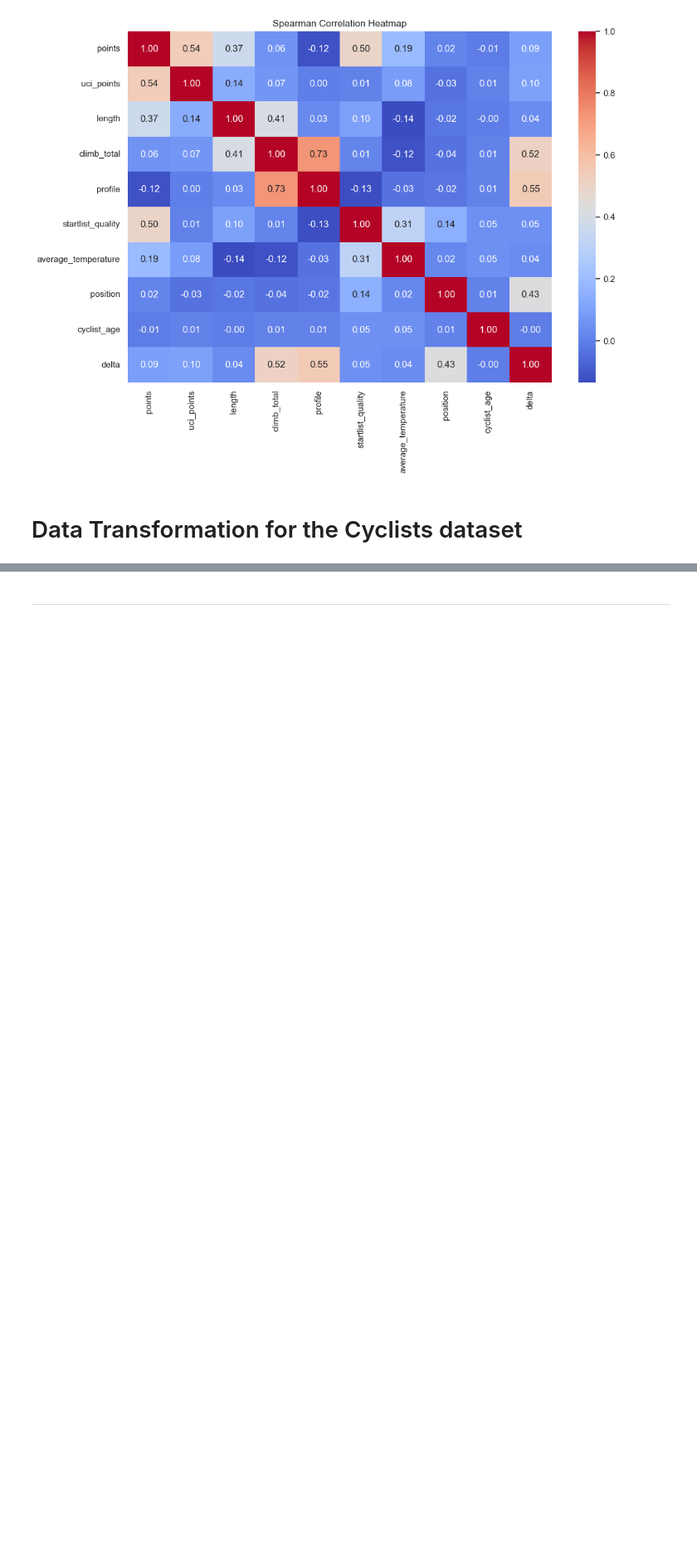
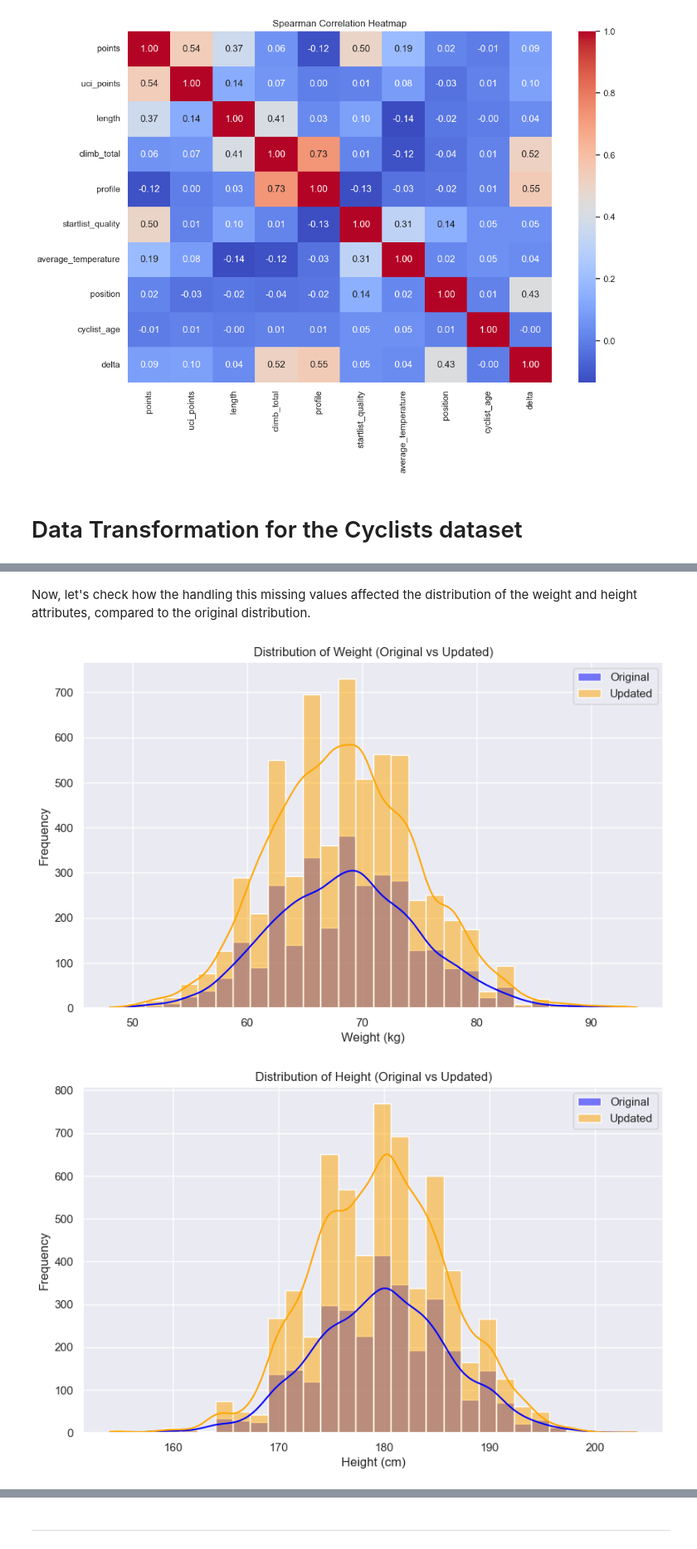
Before and after one commit to Emahhh/dm-project, a Jupyter notebook: MAIN.ipynb, the cells around one changed output, grey strips where cells are left out. Shown at 83% size. Saved outputs shown, nothing was run; the diff lists cells and outputs as text; code cells hidden in the pictures; blank space fills up the shorter version.

```diff
--- a/MAIN.ipynb
+++ b/MAIN.ipynb
@@ -855,0 +927,3 @@ plt.show()
+# %%
+# create a copy to be used later for comapring the results
+cyclists_df_before_filling_missing_values = cyclists_df.copy()
@@ -855,0 +954,9 @@ plt.show()
+# %%
+'''Sources:
+https://www.procyclingstats.com/rider/antonio-zanini
+https://www.procyclingstats.com/rider/vladimir-malakov
+https://www.wikiwand.com/en/articles/Scott_Davies_(cyclist)
+'''
+cyclists_df.loc[cyclists_df['_url'] == 'scott-davies', ['nationality', 'height', 'weight', 'birth_year']] = ['great britain', 184, 66, 1995]
+cyclists_df.loc[cyclists_df['_url'] == 'vladimir-malakov', ['birth_year']] = [1958]
+cyclists_df.loc[cyclists_df['_url'] == 'antonio-zanini', ['birth_year']] = [1965]
@@ -855,0 +965,7 @@ plt.show()
+# %%
+# Fill missing birth_year values with the mode value
+mode_birth_year = cyclists_df['birth_year'].mode()[0]
+cyclists_df = cyclists_df.assign(birth_year=cyclists_df['birth_year'].fillna(mode_birth_year))
+
+# Verify that there are no more missing values in the birth_year column
+print(cyclists_df['birth_year'].isnull().sum())
@@ -863,0 +1062,25 @@ TODO: implementare questa cosa
+# %% [markdown]
+Now, let's check how the handling this missing values affected the distribution of the weight and height attributes, compared to the original distribution.
+# %%
+# Plot the original distribution of weight
+plt.figure(figsize=(10, 6))
+sns.histplot(cyclists_df_before_filling_missing_values['weight'].dropna(), bins=30, kde=True, color='blue', label='Original')
+sns.histplot(cyclists_df['weight'].dropna(), bins=30, kde=True, color='orange', label='Updated')
+plt.title('Distribution of Weight (Original vs Updated)')
+plt.xlabel('Weight (kg)')
+plt.ylabel('Frequency')
+plt.legend()
+plt.show()
+
+# Plot the original distribution of height
+plt.figure(figsize=(10, 6))
+sns.histplot(cyclists_df_before_filling_missing_values['height'].dropna(), bins=30, kde=True, color='blue', label='Original')
+sns.histplot(cyclists_df['height'].dropna(), bins=30, kde=True, color='orange', label='Updated')
+plt.title('Distribution of Height (Original vs Updated)')
+plt.xlabel('Height (cm)')
+plt.ylabel('Frequency')
+plt.legend()
+plt.show()
+# %% [output]
+[figure, added]
+[figure, added]
```
Also changed, not shown: parts of 37 cells of this notebook.
